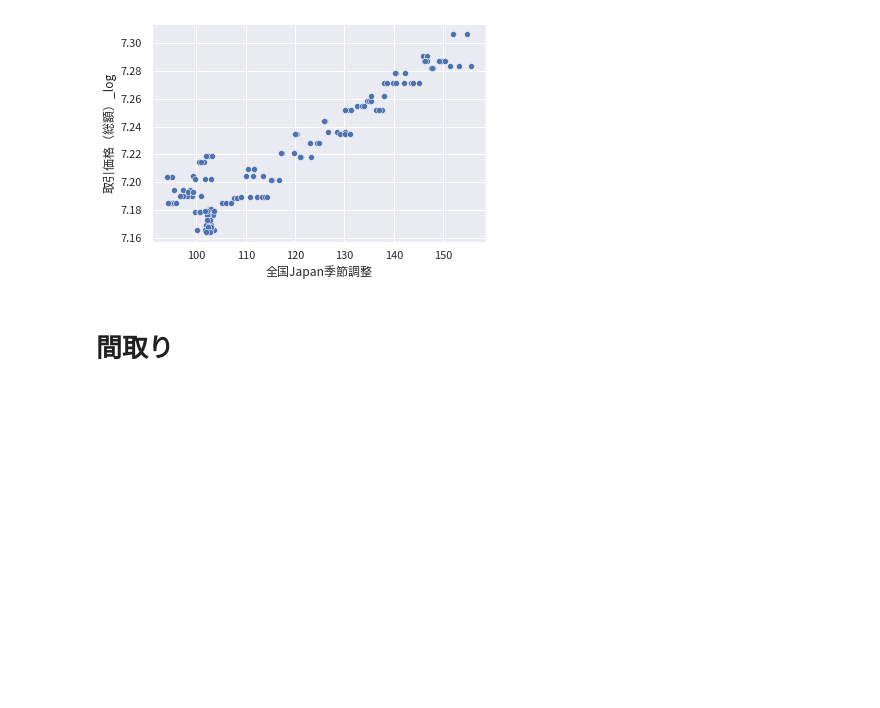
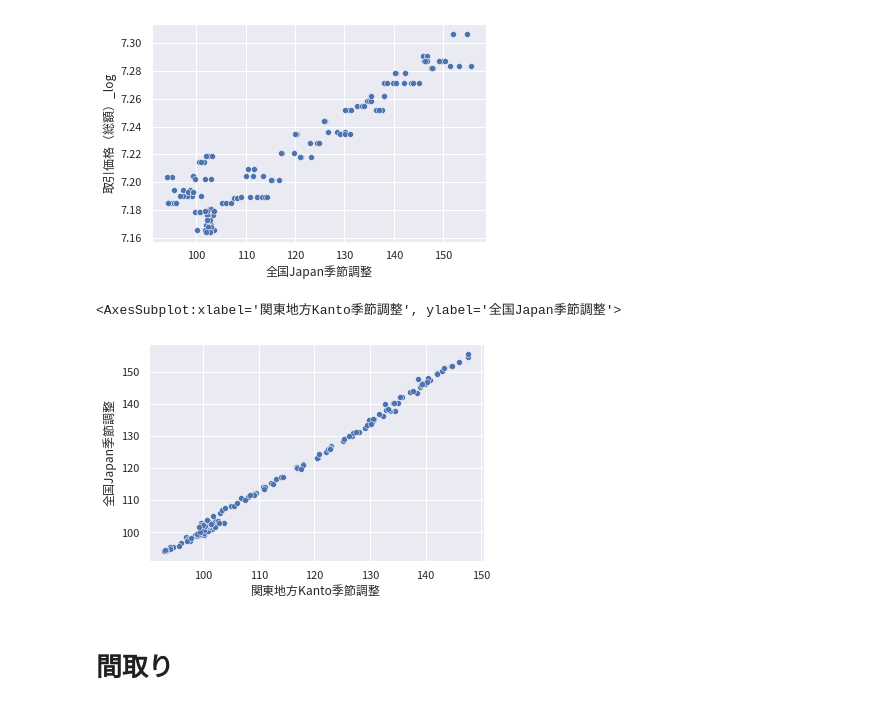
Before and after one commit to kfsky/2021-summer-second-hand-apartment-price-prediction, a Jupyter notebook: notebook/EDA.ipynb, the cells around one changed output. Saved outputs shown, nothing was run; the diff lists cells and outputs as text; code cells hidden in the pictures; blank space fills up the shorter version.

```diff
--- a/notebook/EDA.ipynb
+++ b/notebook/EDA.ipynb
@@ -267,6 +267,11 @@ sns.scatterplot(x=temp["全国Japan季節調整"], y=temp["取引価格（総額
 # %% [output]
 <AxesSubplot:xlabel='全国Japan季節調整', ylabel='取引価格（総額）_log'>
 [figure]
+# %%
+sns.scatterplot(x=temp["関東地方Kanto季節調整"], y=temp["全国Japan季節調整"])
+# %% [output]
+<AxesSubplot:xlabel='関東地方Kanto季節調整', ylabel='全国Japan季節調整'>
+[figure, added]
 # %% [markdown]
 # 間取り
 # %%
```
Also changed, not shown: parts of 13 cells of this notebook, 1 other file.
